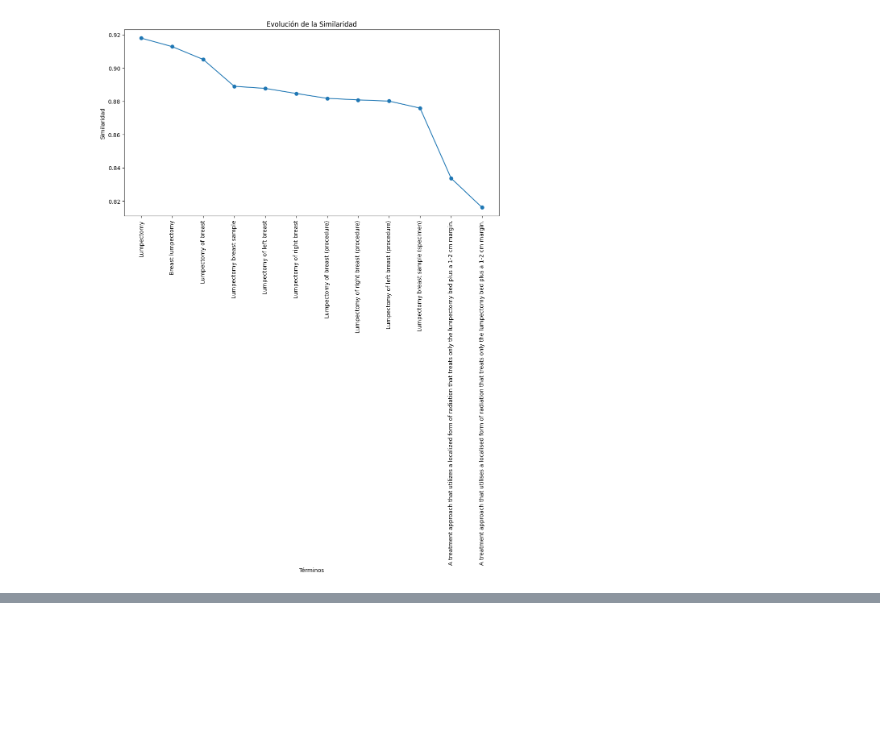
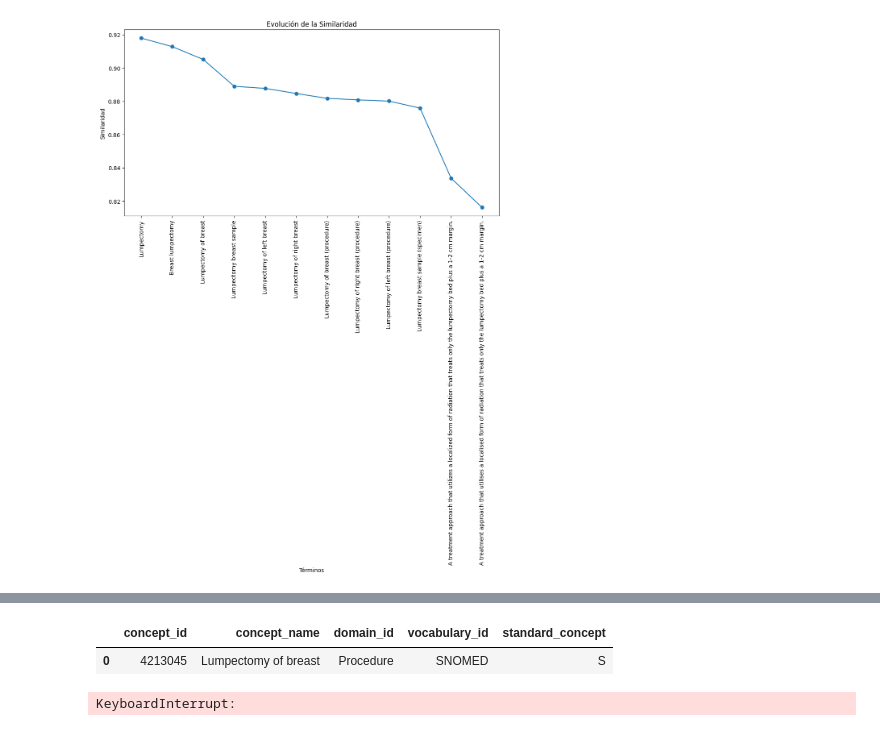
Before and after one commit to Unaiigartua/PFG_CDIA_CORTEX, a Jupyter notebook: pruebas.ipynb, the cells around one changed output, grey strips where cells are left out. Cells and saved outputs as stored; diff of their text form; code cells hidden in the pictures; blank space fills up the shorter version.

```diff
--- a/pruebas.ipynb
+++ b/pruebas.ipynb
@@ -262,0 +329,35 @@ plt.show()
+# %%
+import pandas as pd
+import sqlite3
+
+# Cargar solo las columnas necesarias
+df = pd.read_csv("CONCEPT.csv", sep='\t', usecols=[
+    "concept_id", "concept_name", "domain_id", "vocabulary_id",
+    "concept_class_id", "standard_concept", "concept_code"
+])
+
+# Crear conexión SQLite y guardar
+conn = sqlite3.connect("omop_snomed.db")
+df.to_sql("concepts", conn, if_exists="replace", index=False)
+
+# Crear índices para búsquedas rápidas
+conn.execute("CREATE INDEX IF NOT EXISTS idx_code ON concepts(concept_code);")
+conn.execute("CREATE INDEX IF NOT EXISTS idx_name ON concepts(concept_name);")
+conn.commit()
+# %%
+def find_concept_by_code(code: str, conn):
+    query = """
+    SELECT concept_id, concept_name, domain_id, vocabulary_id, standard_concept
+    FROM concepts
+    WHERE concept_code = ?
+    """
+    return pd.read_sql_query(query, conn, params=(code,))
+# %%
+# Conexión a la base
+conn = sqlite3.connect("omop_snomed.db")
+
+# Buscar por código SNOMED
+find_concept_by_code("392021009", conn)
+# %% [output]
+|  | concept_id | concept_name | domain_id | vocabulary_id | standard_concept |
+| 0 | 4213045 | Lumpectomy of breast | Procedure | SNOMED | S |
@@ -262,0 +369,10 @@ plt.show()
+# %%
+from sentence_transformers import SentenceTransformer
+
+model = SentenceTransformer("pritamdeka/BioBERT-mnli-snli-scinli-scitail-mednli-stsb")
+
+# Embeddings de los sinónimos
+texts = syn_df["concept_synonym_name"].tolist()
+embeddings = model.encode(texts, show_progress_bar=True)
+# %% [output]
+KeyboardInterrupt:
```
Also changed, not shown: parts of 9 cells of this notebook.
